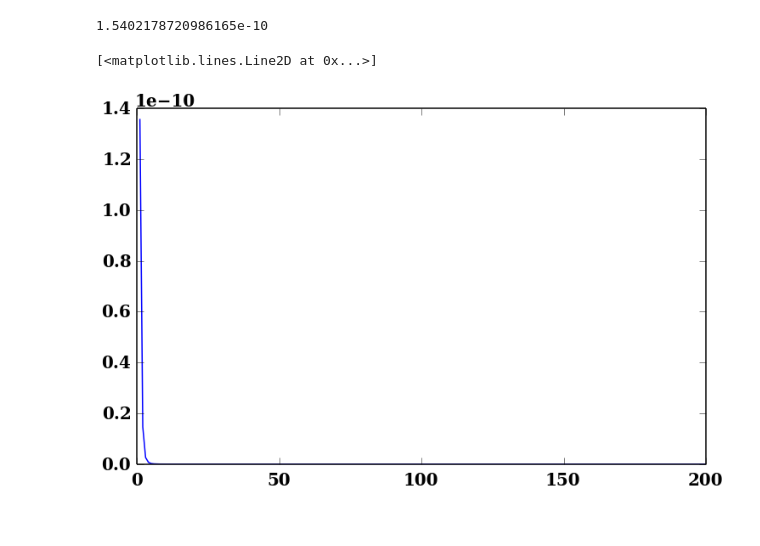
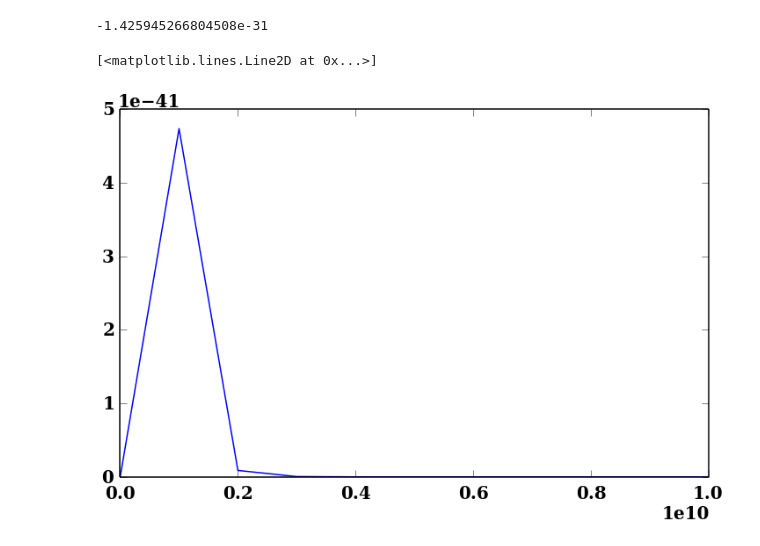
Before and after one commit to aapandy2/kappa_distributions, a Jupyter notebook: power_law_absorptivity_calculator.ipynb, the cells around one changed output. Drawn from its saved outputs; the diff is of its cells as text; code cells hidden in the pictures.

Commit message:
completed the thermal and power law absorptivity calculators, worked on matching figures 3 and 4 from the paper

```diff
--- a/power_law_absorptivity_calculator.ipynb
+++ b/power_law_absorptivity_calculator.ipynb
@@ -65,8 +68,8 @@ gamma_max = 1000.
 n_e_NT = 1.
 gamma_cutoff = 1000.
 # %%
-nu = 1. * nu_c
-n_peak = 100.
+nu = 1e6 * nu_c
+n_peak = 0.4e10
 # %%
 #functions K_stokes, where the subscript is the Stokes mode
 def K_s(n, gamma):
@@ -118,7 +121,7 @@ def absorptivity_integrand(gamma, n):
     beta = np.sqrt(1. - 1./gamma**2.)
     prefactor = - c * e**2 / (2. * nu)
     cos_xi = (gamma * nu - n * nu_c) / (gamma * nu * beta * np.cos(theta))
-    f = prefactor * gamma**2 * beta * D(gamma) * K_s(n, gamma) * 1./(nu * beta * abs(np.cos(theta)))
+    f = prefactor * gamma**2 * beta * D(gamma) * K_Q(n, gamma) * 1./(nu * beta * abs(np.cos(theta)))
     return f
 
 def gamma_integration_result(n):
@@ -153,33 +156,33 @@ def n_summation(n_max):
 # %%
 n_summation(30)
 # %% [output]
-1.5402178720986165e-10
+-1.425945266804508e-31
 # %%
 #calculates and plots the peak on the n_summation and n_integration
-nu = 1. * nu_c
+nu = 1.e6 * nu_c
 #n_max = int(nu / nu_c * 1e4)
-n_max = int(200)
+n_max = int(10000000000)
 n_minus = (nu/nu_c) * abs(np.sin(theta))
-if(n_max < 1000):
+if(n_max < 5000):
     step = 1
 else:
     step = int((n_max - n_minus - 1.)/10)
 
 
 ans = {}
 n = {}
 
 a = 0
 for i in xrange(int(n_minus + 1.), n_max + int(n_minus + 1.), step):
     ans[a] = gamma_integration_result(i)
     n[a] = i
     a = a + 1
 
 
 #print ans
 #print int(n_minus + 1)
 
 pl.plot(n.values(), ans.values())
 # %% [output]
 [<matplotlib.lines.Line2D at 0x...>]
-[figure, old version]
+[figure, new version]
```
Also changed, not shown: parts of 2 cells of this notebook, 2 other files.
